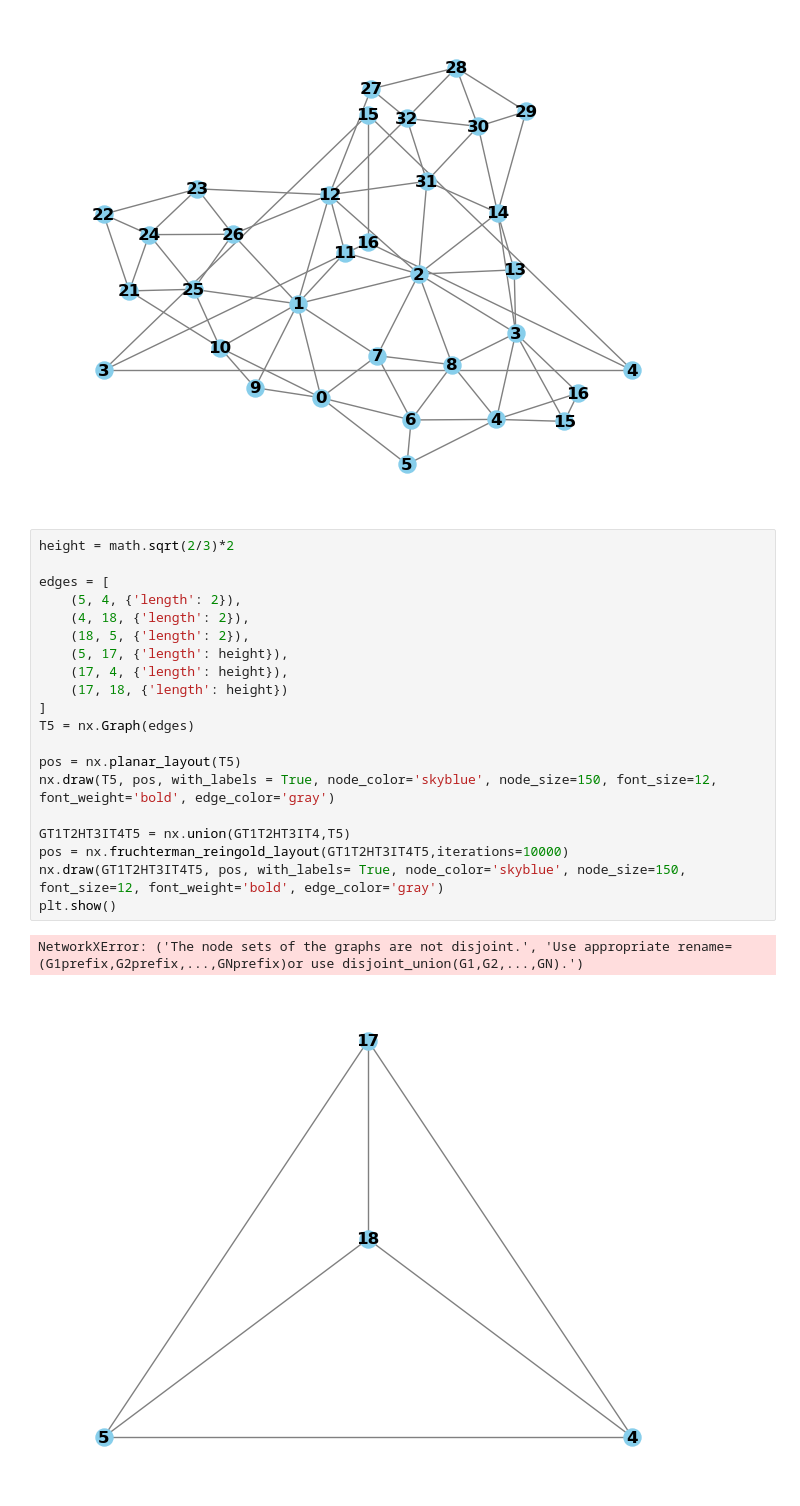
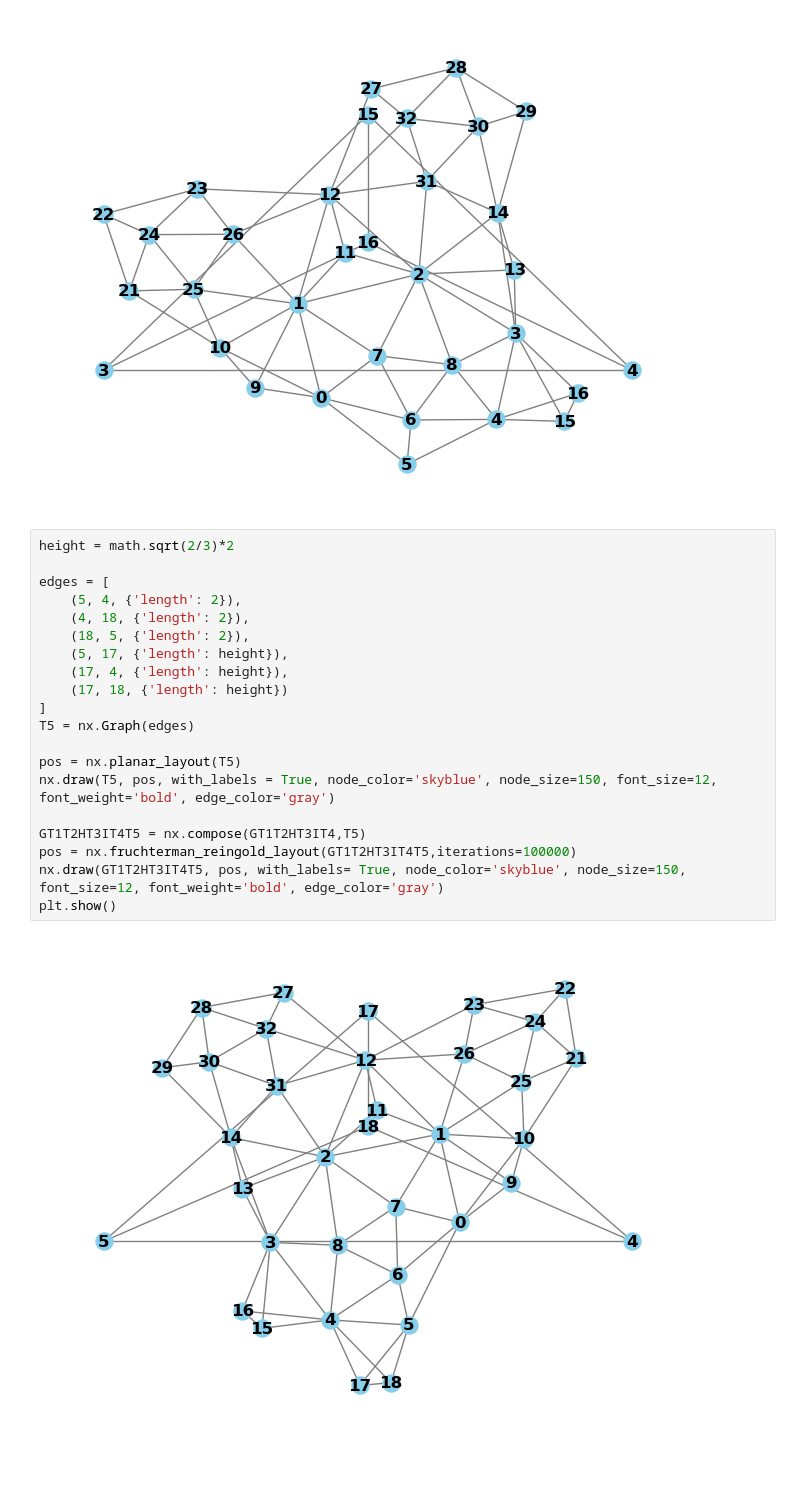
Before and after one commit to NikhilToram/2024Spr_finalproj, a Jupyter notebook: TestingNetworkx.ipynb, the cells around one changed output. Cells and saved outputs as stored; diff of their text form; blank space fills up the shorter version.

```diff
--- a/TestingNetworkx.ipynb
+++ b/TestingNetworkx.ipynb
@@ -228,23 +228,22 @@ plt.show()
 # %%
 height = math.sqrt(2/3)*2
 
 edges = [
     (5, 4, {'length': 2}),
     (4, 18, {'length': 2}),
     (18, 5, {'length': 2}),
     (5, 17, {'length': height}),
     (17, 4, {'length': height}),
     (17, 18, {'length': height})
 ]
 T5 = nx.Graph(edges)
 
 pos = nx.planar_layout(T5)
 nx.draw(T5, pos, with_labels = True, node_color='skyblue', node_size=150, font_size=12, font_weight='bold', edge_color='gray')
 
-GT1T2HT3IT4T5 = nx.union(GT1T2HT3IT4,T5)
-pos = nx.fruchterman_reingold_layout(GT1T2HT3IT4T5,iterations=10000)
+GT1T2HT3IT4T5 = nx.compose(GT1T2HT3IT4,T5)
+pos = nx.fruchterman_reingold_layout(GT1T2HT3IT4T5,iterations=100000)
 nx.draw(GT1T2HT3IT4T5, pos, with_labels= True, node_color='skyblue', node_size=150, font_size=12, font_weight='bold', edge_color='gray')
 plt.show()
 # %% [output]
-NetworkXError: ('The node sets of the graphs are not disjoint.', 'Use appropriate rename=(G1prefix,G2prefix,...,GNprefix)or use disjoint_union(G1,G2,...,GN).')
-[figure, old version]
+[figure, new version]
```
Also changed, not shown: parts of 33 cells of this notebook, 1 other file.
